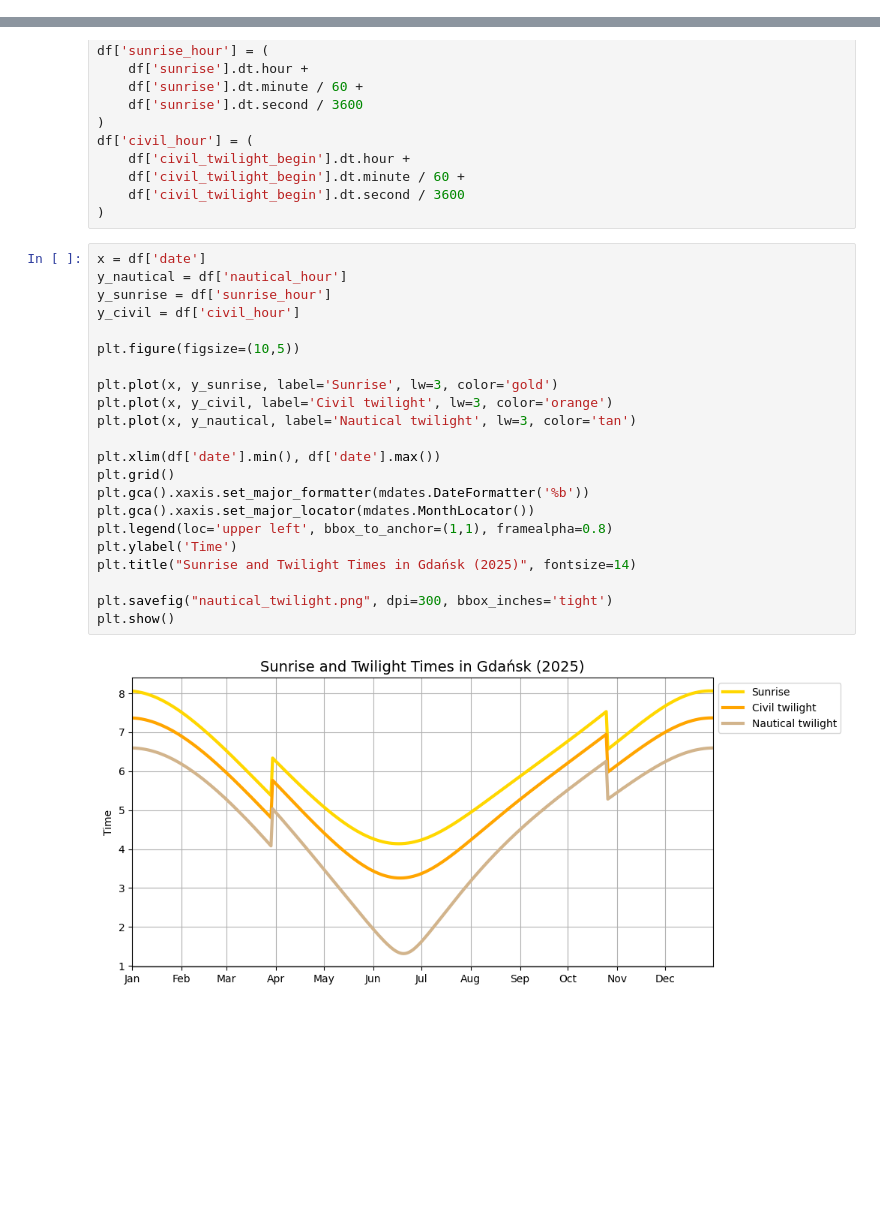
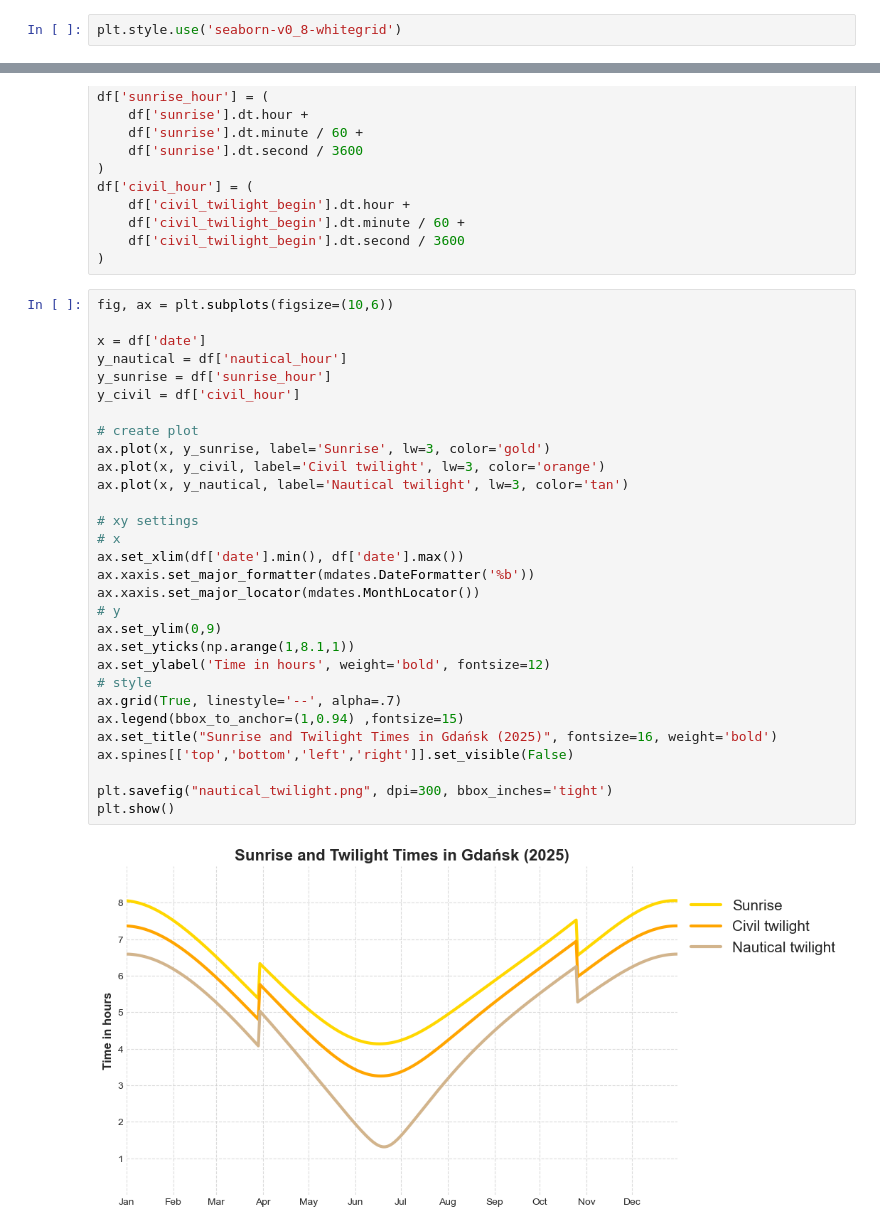
Before and after one commit to chambers29/Gdansk-Sunrises, a Jupyter notebook: sunrises.ipynb, the cells around one changed output, grey strips where cells are left out. Drawn from its saved outputs; the diff is of its cells as text; blank space fills up the shorter version.

Commit message:
chart style change

```diff
--- a/sunrises.ipynb
+++ b/sunrises.ipynb
@@ -3,6 +3,8 @@ import pandas as pd
 import matplotlib.pyplot as plt
 import matplotlib.dates as mdates
 import numpy as np
+# %%
+plt.style.use('seaborn-v0_8-whitegrid')
 # %%
 df = pd.read_csv("sunrises_2025.csv")
 
@@ -51,26 +53,34 @@ df['civil_hour'] = (
     df['civil_twilight_begin'].dt.second / 3600
 )
 # %%
+fig, ax = plt.subplots(figsize=(10,6))
+
 x = df['date']
 y_nautical = df['nautical_hour']
 y_sunrise = df['sunrise_hour']
 y_civil = df['civil_hour']
 
-plt.figure(figsize=(10,5))
+# create plot
+ax.plot(x, y_sunrise, label='Sunrise', lw=3, color='gold')
+ax.plot(x, y_civil, label='Civil twilight', lw=3, color='orange')
+ax.plot(x, y_nautical, label='Nautical twilight', lw=3, color='tan')
 
-plt.plot(x, y_sunrise, label='Sunrise', lw=3, color='gold')
-plt.plot(x, y_civil, label='Civil twilight', lw=3, color='orange')
-plt.plot(x, y_nautical, label='Nautical twilight', lw=3, color='tan')
-
-plt.xlim(df['date'].min(), df['date'].max())
-plt.grid()
-plt.gca().xaxis.set_major_formatter(mdates.DateFormatter('%b'))
-plt.gca().xaxis.set_major_locator(mdates.MonthLocator())
-plt.legend(loc='upper left', bbox_to_anchor=(1,1), framealpha=0.8)
-plt.ylabel('Time')
-plt.title("Sunrise and Twilight Times in Gdańsk (2025)", fontsize=14)
+# xy settings
+# x
+ax.set_xlim(df['date'].min(), df['date'].max())
+ax.xaxis.set_major_formatter(mdates.DateFormatter('%b'))
+ax.xaxis.set_major_locator(mdates.MonthLocator())
+# y
+ax.set_ylim(0,9)
+ax.set_yticks(np.arange(1,8.1,1))
+ax.set_ylabel('Time in hours', weight='bold', fontsize=12)
+# style
+ax.grid(True, linestyle='--', alpha=.7)
+ax.legend(bbox_to_anchor=(1,0.94) ,fontsize=15)
+ax.set_title("Sunrise and Twilight Times in Gdańsk (2025)", fontsize=16, weight='bold')
+ax.spines[['top','bottom','left','right']].set_visible(False)
 
 plt.savefig("nautical_twilight.png", dpi=300, bbox_inches='tight')
 plt.show()
 # %% [output]
-[figure, old version]
+[figure, new version]
```
Also changed, not shown: 1 other file.
